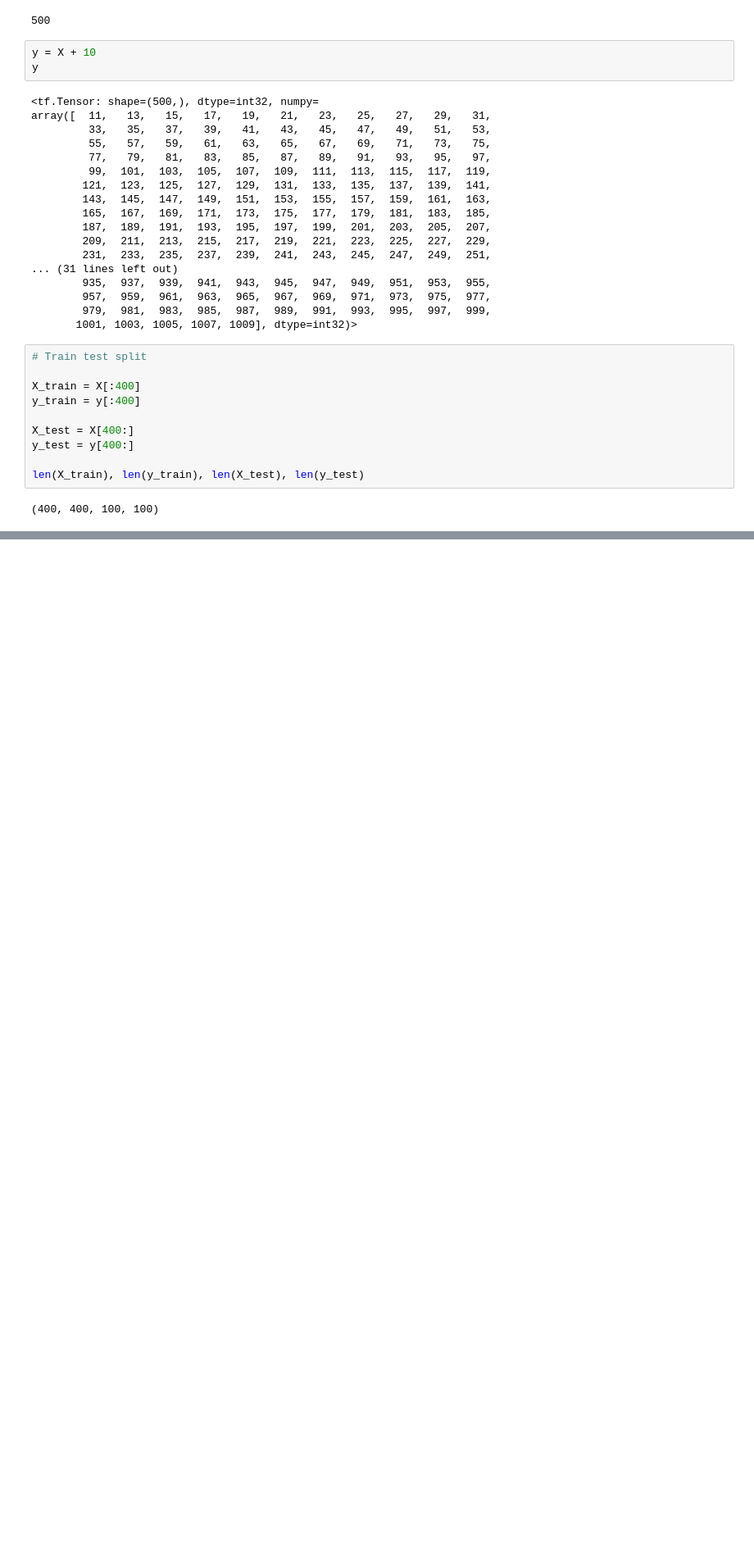
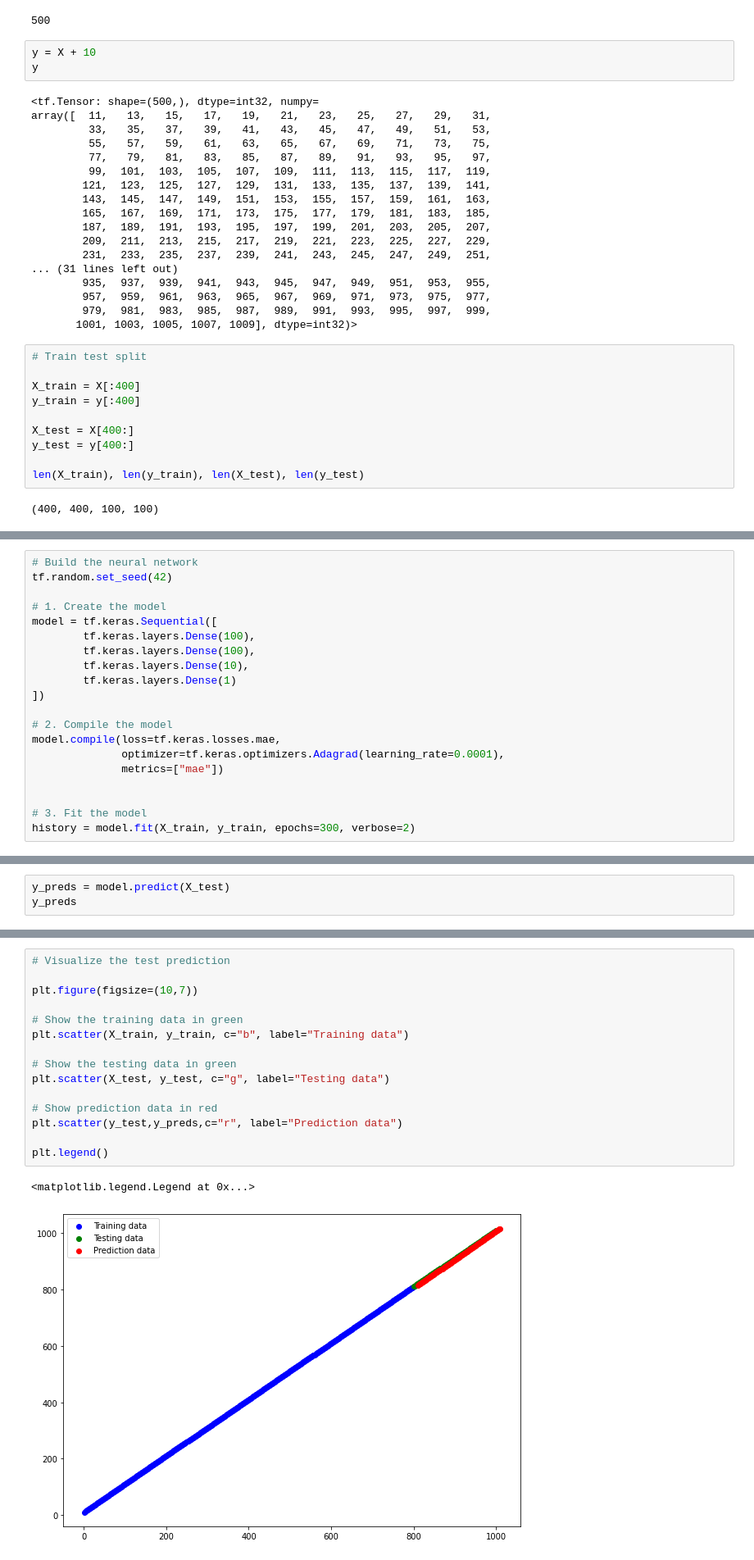
Before and after one commit to Priyo-prog/Deep-Learning-with-Tensorflow, a Jupyter notebook: Neural Network Regression with Tensorflow/Neural_Network_Regression.ipynb, the cells around one changed output, grey strips where cells are left out. Shown at 82% size. Cells and saved outputs as stored; diff of their text form; blank space fills up the shorter version.

```diff
--- a/Neural Network Regression with Tensorflow/Neural_Network_Regression.ipynb
+++ b/Neural Network Regression with Tensorflow/Neural_Network_Regression.ipynb
@@ -1161,0 +1177,20 @@ len(X_train), len(y_train), len(X_test), len(y_test)
+# %%
+# Build the neural network
+tf.random.set_seed(42)
+
+# 1. Create the model
+model = tf.keras.Sequential([
+        tf.keras.layers.Dense(100),
+        tf.keras.layers.Dense(100),
+        tf.keras.layers.Dense(10),
+        tf.keras.layers.Dense(1)
+])
+
+# 2. Compile the model
+model.compile(loss=tf.keras.losses.mae,
+              optimizer=tf.keras.optimizers.Adagrad(learning_rate=0.0001),
+              metrics=["mae"])
+
+
+# 3. Fit the model
+history = model.fit(X_train, y_train, epochs=300, verbose=2)
@@ -1161,0 +1221,3 @@ len(X_train), len(y_train), len(X_test), len(y_test)
+# %%
+y_preds = model.predict(X_test)
+y_preds
@@ -1161,0 +1242,18 @@ len(X_train), len(y_train), len(X_test), len(y_test)
+# %%
+# Visualize the test prediction
+
+plt.figure(figsize=(10,7))
+
+# Show the training data in green
+plt.scatter(X_train, y_train, c="b", label="Training data")
+
+# Show the testing data in green
+plt.scatter(X_test, y_test, c="g", label="Testing data")
+
+# Show prediction data in red
+plt.scatter(y_test,y_preds,c="r", label="Prediction data")
+
+plt.legend()
+# %% [output]
+<matplotlib.legend.Legend at 0x...>
+[figure, added]
```
Also changed, not shown: parts of 6 cells of this notebook.
